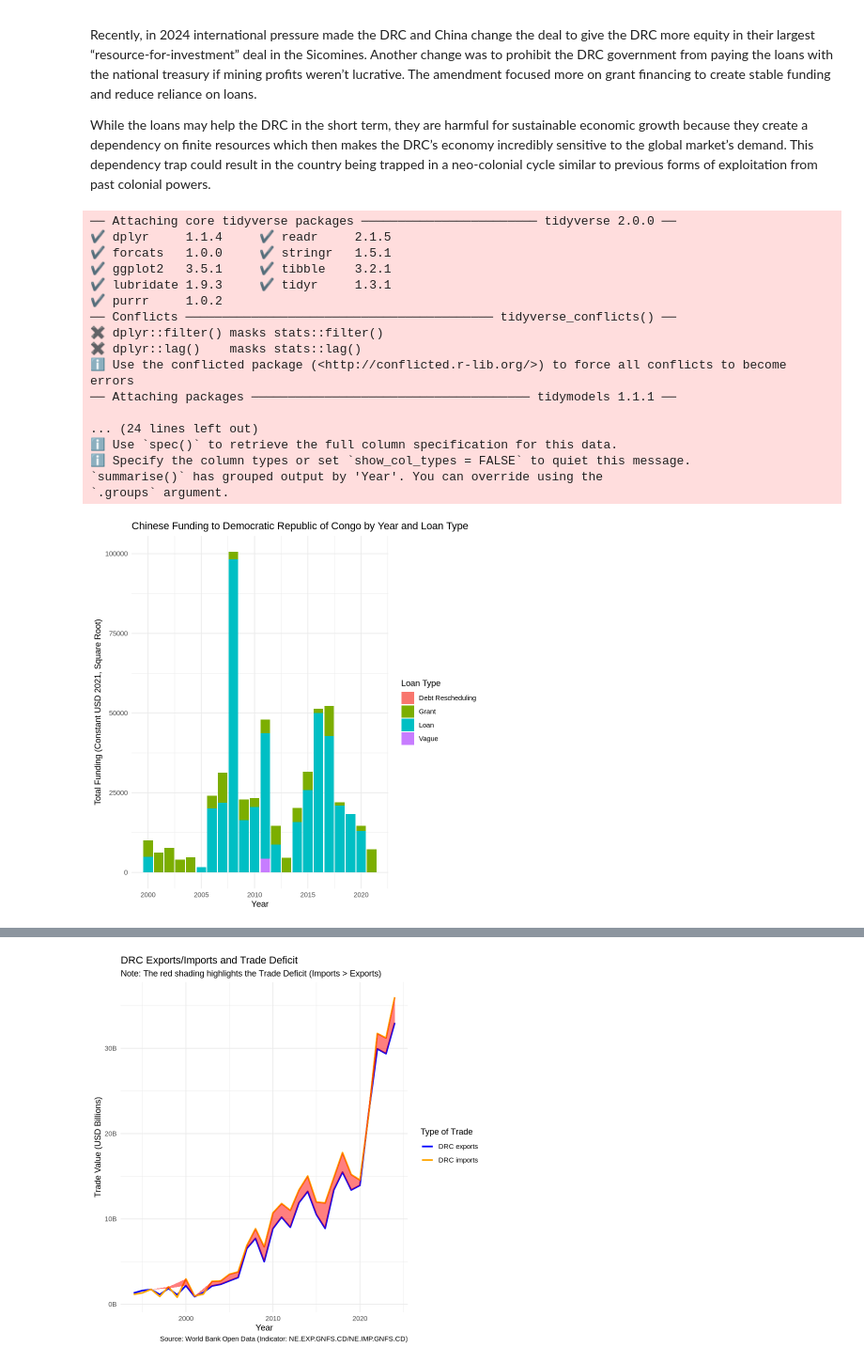
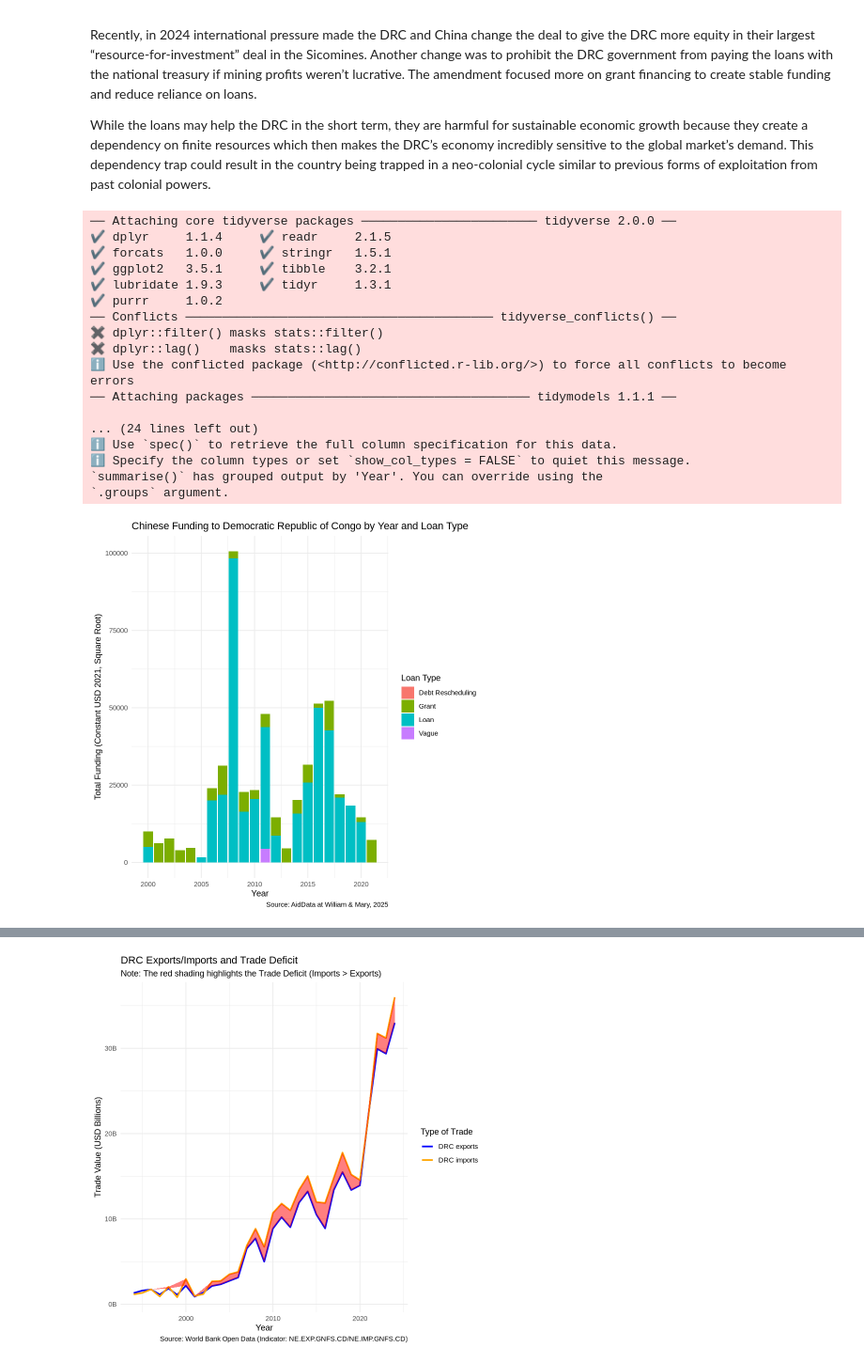
Before and after one commit to minotsp/econ-227-final-project, a Jupyter notebook: finalprojectcode.ipynb, the cells around one changed output, grey strips where cells are left out. Shown at 94% size. Saved outputs shown, nothing was run; the diff lists cells and outputs as text; code cells hidden in the pictures.

Commit message:
Added Felipe's paragraph and sources

```diff
--- a/finalprojectcode.ipynb
+++ b/finalprojectcode.ipynb
@@ -35,33 +35,33 @@ mutate (Year = as.numeric(Year),
 
 funding_year_type <- funding_data %>%
   group_by(Year, FlowType) %>%
   summarise(TotalFunding = sum(AmountUSD, na.rm = TRUE)) %>%
   ungroup()
 
 ggplot(funding_year_type, aes(x = Year, y = sqrt(TotalFunding), fill = FlowType)) +
   geom_col() +
   labs(title = "Chinese Funding to Democratic Republic of Congo by Year and Loan Type",
        x = "Year",
        y = "Total Funding (Constant USD 2021, Square Root)",
-       fill = "Loan Type") +
+       fill = "Loan Type", caption = "Source: AidData at William & Mary, 2025") +
   theme_minimal()
 # %% [output]
 ── Attaching core tidyverse packages ──────────────────────── tidyverse 2.0.0 ──
 ✔ dplyr     1.1.4     ✔ readr     2.1.5
 ✔ forcats   1.0.0     ✔ stringr   1.5.1
 ✔ ggplot2   3.5.1     ✔ tibble    3.2.1
 ✔ lubridate 1.9.3     ✔ tidyr     1.3.1
 ✔ purrr     1.0.2
 ── Conflicts ────────────────────────────────────────── tidyverse_conflicts() ──
 ✖ dplyr::filter() masks stats::filter()
 ✖ dplyr::lag()    masks stats::lag()
 ℹ Use the conflicted package (<http://conflicted.r-lib.org/>) to force all conflicts to become errors
 ── Attaching packages ────────────────────────────────────── tidymodels 1.1.1 ──
 
 ... (24 lines left out)
 ℹ Use `spec()` to retrieve the full column specification for this data.
 ℹ Specify the column types or set `show_col_types = FALSE` to quiet this message.
 `summarise()` has grouped output by 'Year'. You can override using the
 `.groups` argument.
-[figure, old version]
+[figure, new version]
 # %% [markdown]
```
Also changed, not shown: parts of 3 cells of this notebook.
